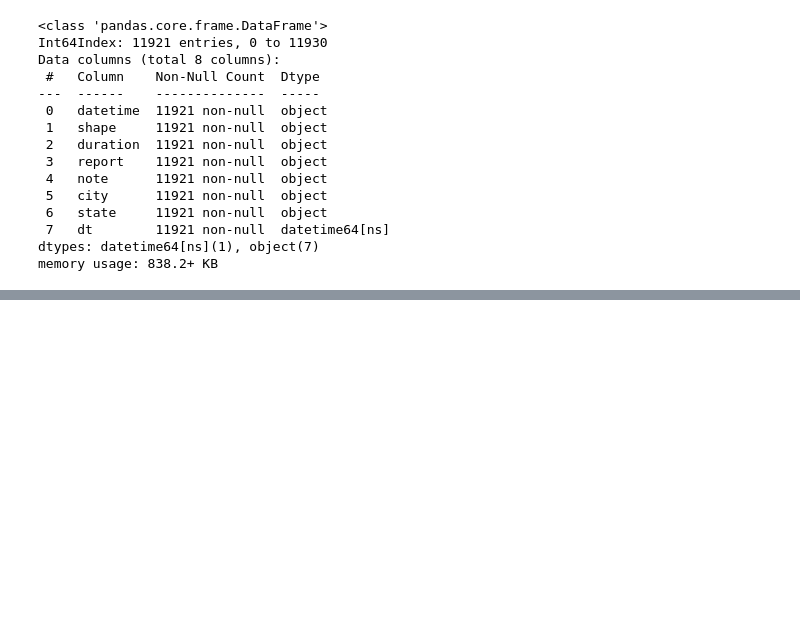
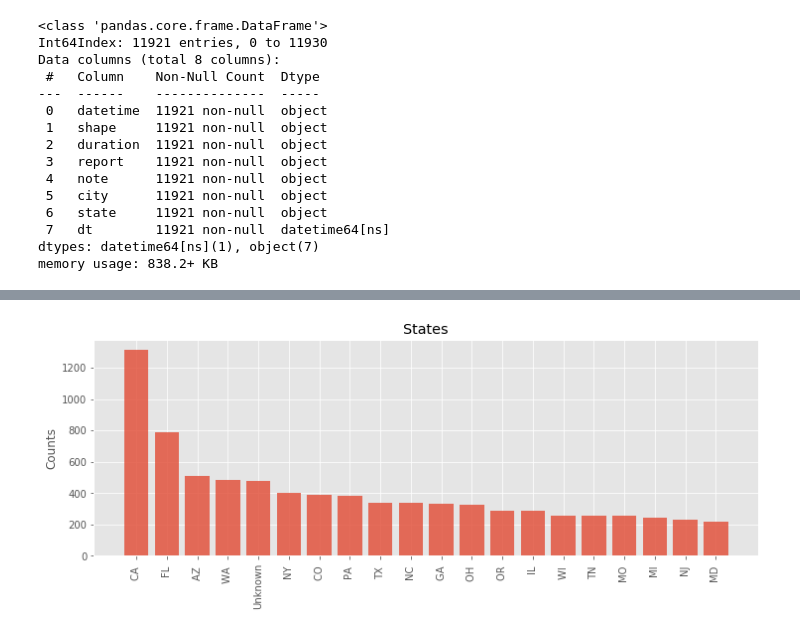
Before and after one commit to mkpetterson/UFO_sightings, a Jupyter notebook: cwong.ipynb, the cells around one changed output, grey strips where cells are left out. Drawn from its saved outputs; the diff is of its cells as text; code cells hidden in the pictures; blank space fills up the shorter version.

Commit message:
add readme state

```diff
--- a/cwong.ipynb
+++ b/cwong.ipynb
@@ -264,0 +288,4 @@ plt.savefig('images/time_of_day.png')
+# %%
+data['state'].value_counts().index
+labels = ['CA ', 'FL ', 'AZ ', 'WA ', 'Unknown', 'NY ', 'CO ', 'PA ', 'TX ', 'NC ',
+       'GA ', 'OH ', 'OR ', 'IL ', 'WI ', 'TN ', 'MO ', 'MI ', 'NJ ', 'MD ']
@@ -264,0 +307,12 @@ plt.savefig('images/time_of_day.png')
+# %%
+# Locations
+state_counts = data['state'].value_counts()[:20]
+fig, ax = plt.subplots(figsize=(12,4))
+
+ax.bar(labels, height=state_counts.values, alpha=0.8)
+ax.set_title("States")
+ax.set_ylabel("Counts")
+plt.xticks(rotation=90)
+plt.savefig('images/state_counts.png', bbox_inches='tight')
+# %% [output]
+[figure, added]
```
Also changed, not shown: parts of 6 cells of this notebook, 2 other files.
